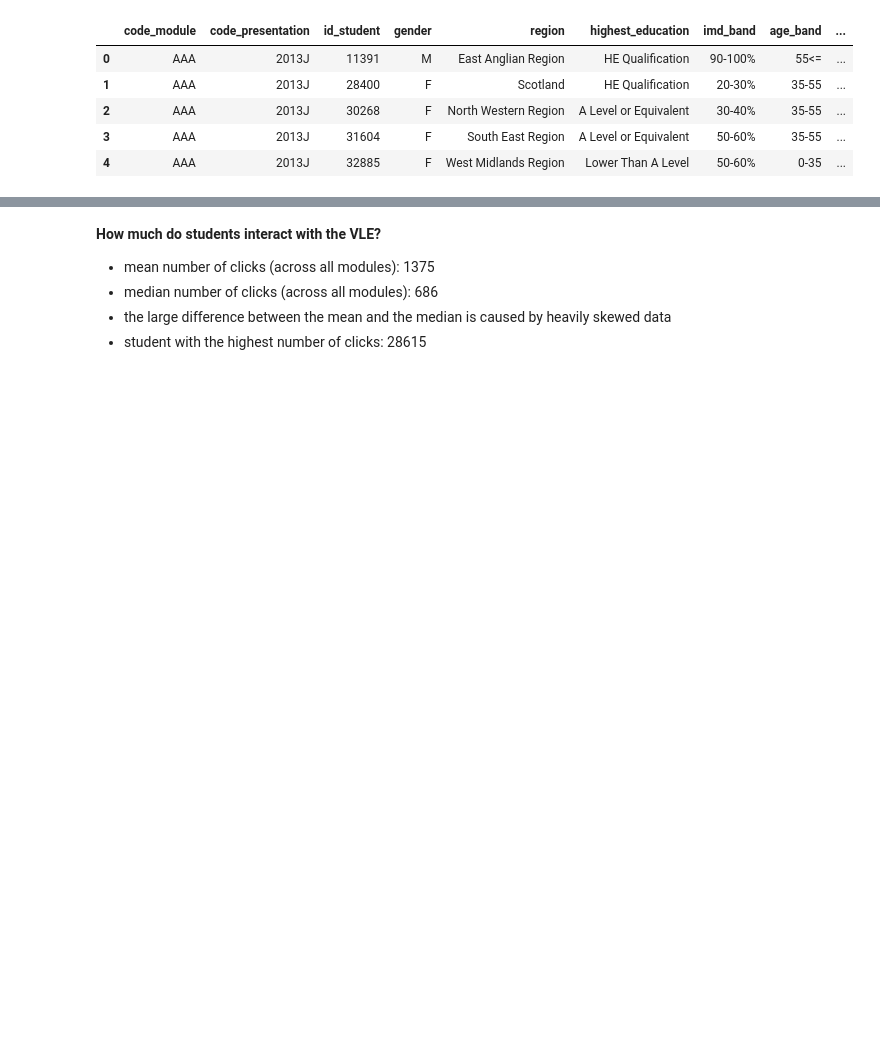
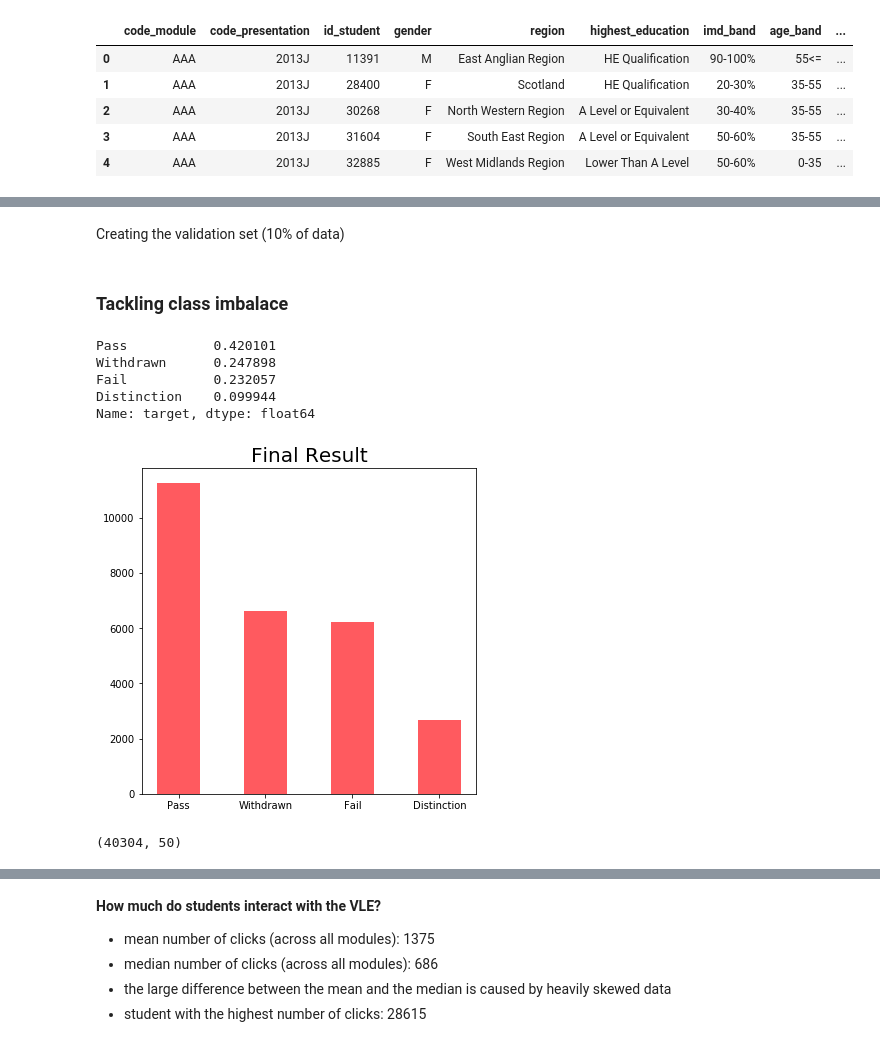
Before and after one commit to nikolholicka/curriculum, a Jupyter notebook: mod6/project_ideas/project_idea_2.ipynb, the cells around one changed output, grey strips where cells are left out. Drawn from its saved outputs; the diff is of its cells as text; code cells hidden in the pictures; blank space fills up the shorter version.

Commit message:
prep data before model

```diff
--- a/mod6/project_ideas/project_idea_2.ipynb
+++ b/mod6/project_ideas/project_idea_2.ipynb
@@ -222,0 +322,3 @@ st_actives_with_vle.head()
+# %%
+to_drop = ['id_student']
+df.drop(to_drop, axis=1,inplace=True)
@@ -222,0 +336,6 @@ st_actives_with_vle.head()
+# %%
+#selecting categorical columns
+cat_cols = ['code_module', 'code_presentation', 'gender', 'region',
+       'highest_education', 'imd_band', 'age_band','disability']
+
+df = pd.get_dummies(data=df,columns = cat_cols)
@@ -222,0 +354,13 @@ st_actives_with_vle.head()
+# %%
+from sklearn.model_selection import train_test_split
+
+#I am going to cut away a random 5% of the dataset for final testing.
+
+X_testing_set = df.drop('target',axis=1)
+y_testing_set = df.target
+
+#ts = 'TESTING SET'
+X_train_ts, X_test_ts, y_train_ts, y_test_ts = train_test_split(X_testing_set, y_testing_set, test_size=0.05, random_state=123)
+# %%
+#putting my df back together
+df = pd.concat([X_train_ts, y_train_ts],axis=1)
@@ -222,0 +373,2 @@ st_actives_with_vle.head()
+# %% [markdown]
+Creating the validation set (10% of data)
@@ -222,0 +380,12 @@ st_actives_with_vle.head()
+# %% [markdown]
+### Tackling class imbalace
+# %%
+plot_cat_var(df.target,'Final Result',size=(6,6))
+df.target.value_counts(normalize=True)
+# %% [output]
+Pass           0.420101
+Withdrawn      0.247898
+Fail           0.232057
+Distinction    0.099944
+Name: target, dtype: float64
+[figure, added]
@@ -222,0 +408,4 @@ st_actives_with_vle.head()
+# %%
+df.shape
+# %% [output]
+(40304, 50)
```
Also changed, not shown: parts of 56 cells of this notebook.
